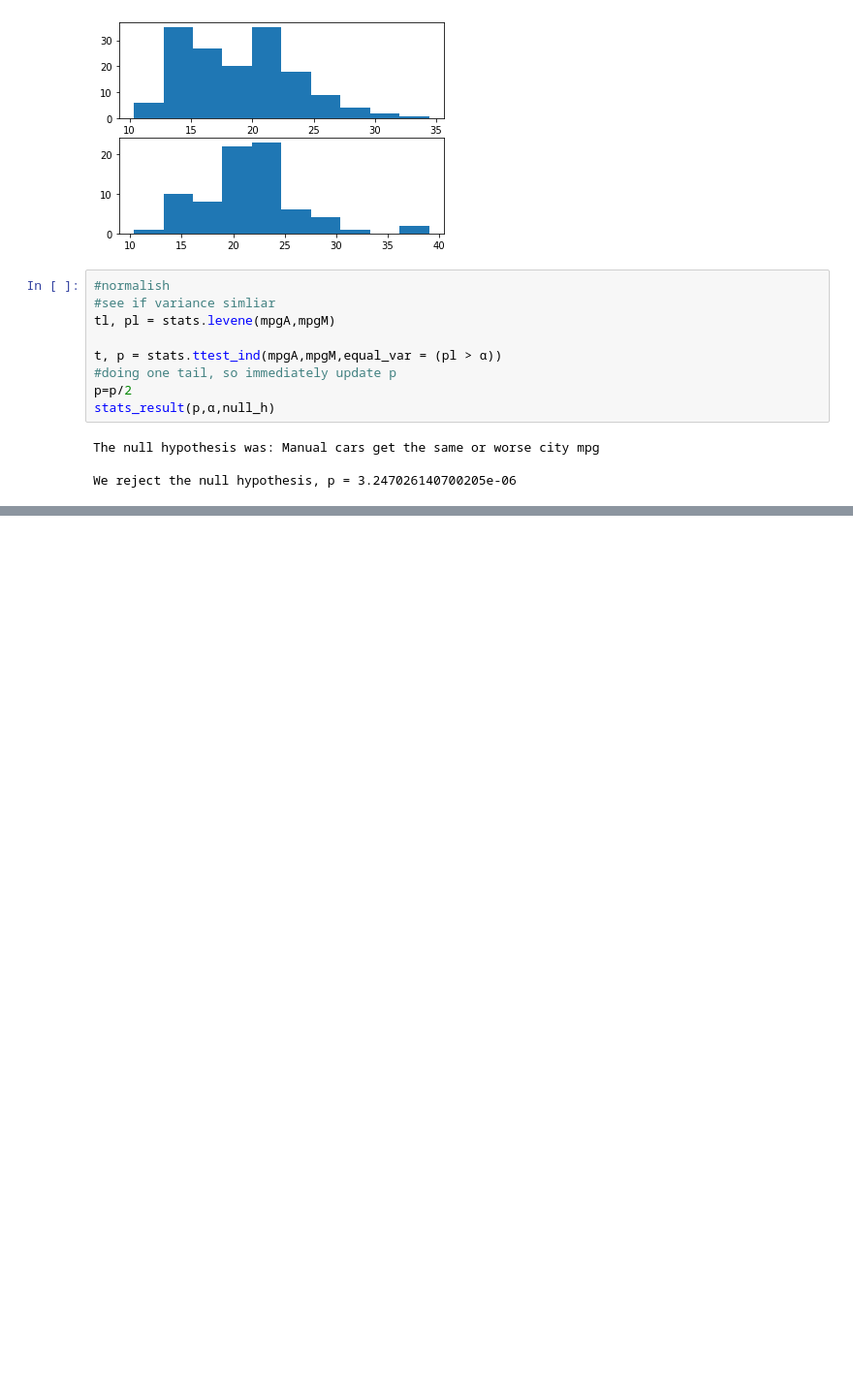
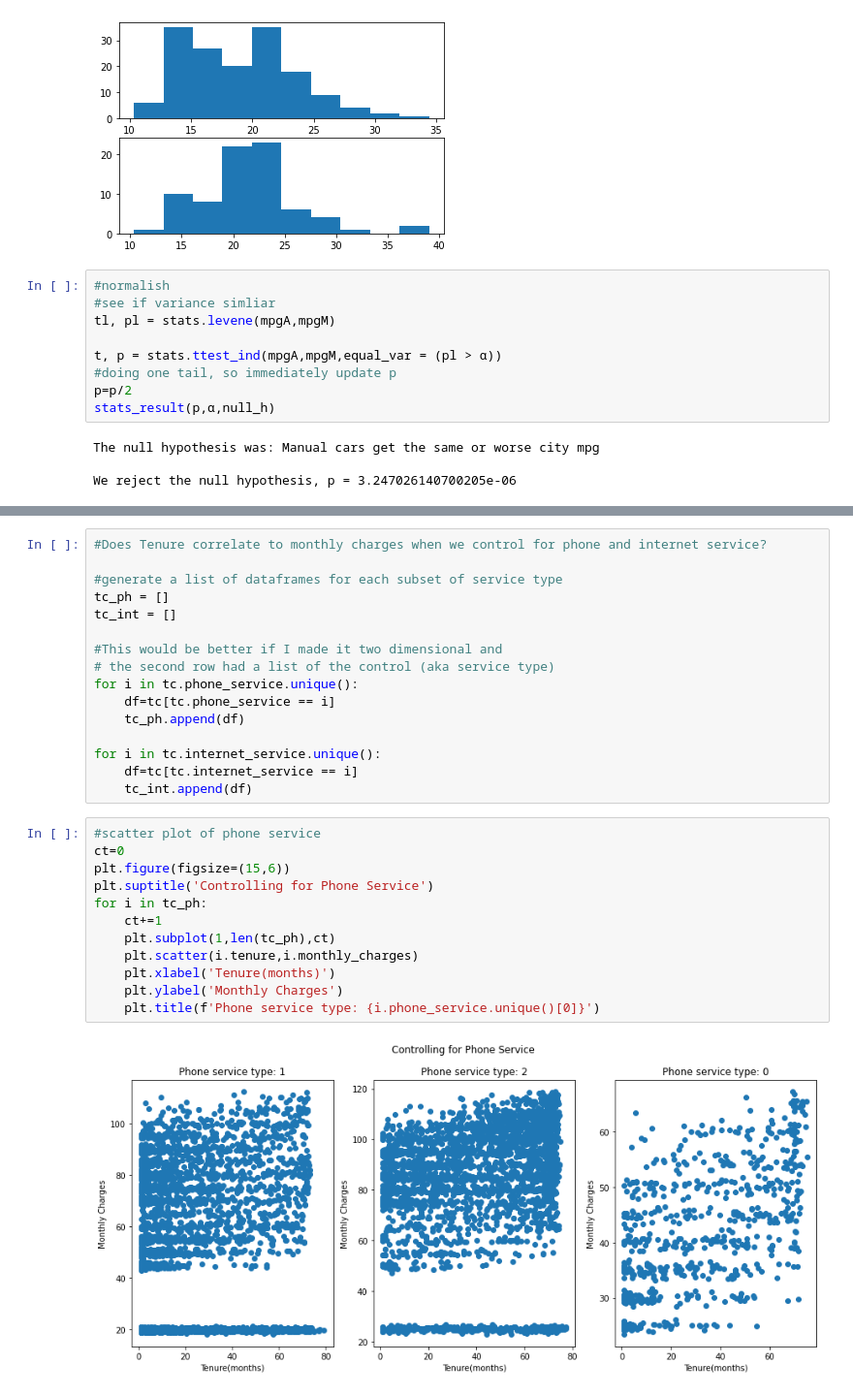
Before and after one commit to Cayt-Schlichting/statistics-exercises, a Jupyter notebook: hypothesis_testing.ipynb, the cells around one changed output, grey strips where cells are left out. Shown at 97% size. Cells and saved outputs as stored; diff of their text form; blank space fills up the shorter version.

```diff
--- a/hypothesis_testing.ipynb
+++ b/hypothesis_testing.ipynb
@@ -213,0 +313,30 @@ We reject the null hypothesis, p = 3.247026140700205e-06
+# %%
+#Does Tenure correlate to monthly charges when we control for phone and internet service?
+
+#generate a list of dataframes for each subset of service type
+tc_ph = []
+tc_int = []
+
+#This would be better if I made it two dimensional and
+# the second row had a list of the control (aka service type)
+for i in tc.phone_service.unique():
+    df=tc[tc.phone_service == i]
+    tc_ph.append(df)
+
+for i in tc.internet_service.unique():
+    df=tc[tc.internet_service == i]
+    tc_int.append(df)
+# %%
+#scatter plot of phone service
+ct=0
+plt.figure(figsize=(15,6))
+plt.suptitle('Controlling for Phone Service')
+for i in tc_ph:
+    ct+=1
+    plt.subplot(1,len(tc_ph),ct)
+    plt.scatter(i.tenure,i.monthly_charges)
+    plt.xlabel('Tenure(months)')
+    plt.ylabel('Monthly Charges')
+    plt.title(f'Phone service type: {i.phone_service.unique()[0]}')
+# %% [output]
+[figure, added]
```
Also changed, not shown: parts of 36 cells of this notebook.
